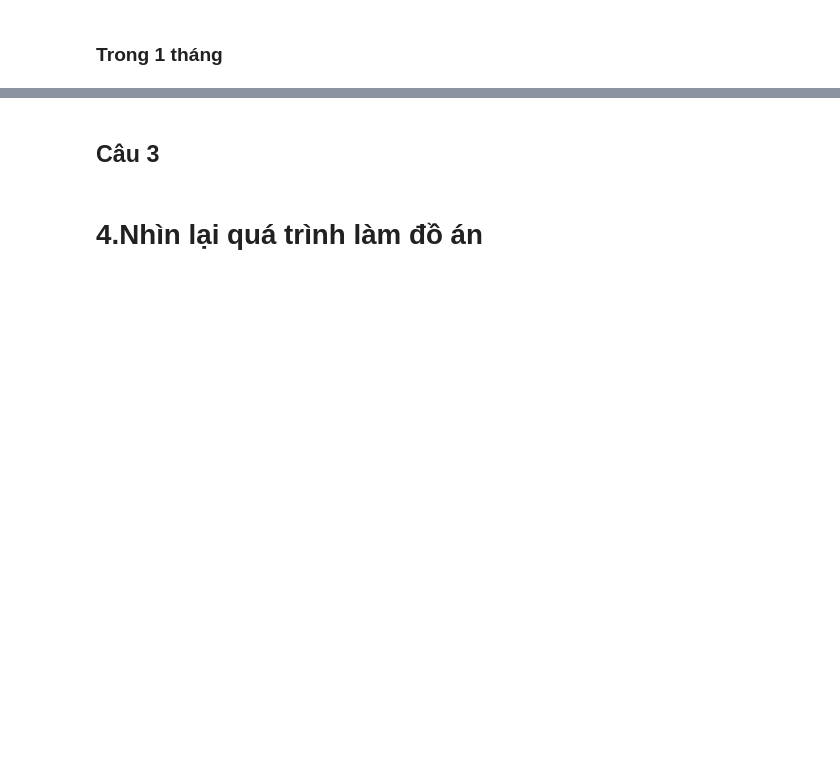
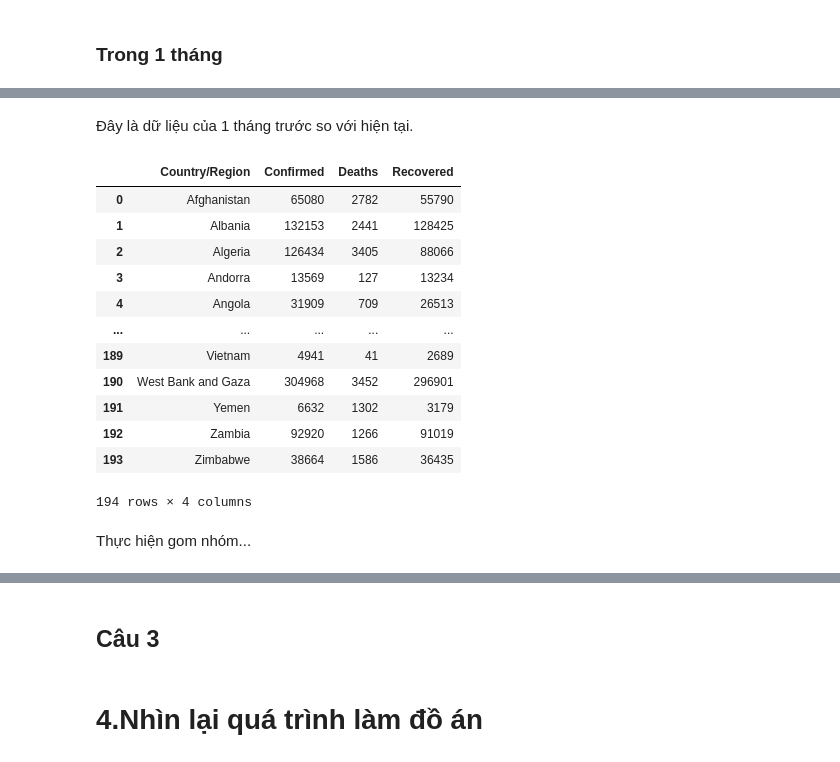
Before and after one commit to LT-cho-KHDL/Final-lab-p4ds, a Jupyter notebook: Final.ipynb, the cells around one changed output, grey strips where cells are left out. Saved outputs shown, nothing was run; the diff lists cells and outputs as text; code cells hidden in the pictures; blank space fills up the shorter version.

```diff
--- a/Final.ipynb
+++ b/Final.ipynb
@@ -290,0 +425,21 @@ infected_num_one_month_df
+# %% [markdown]
+Đây là dữ liệu của 1 tháng trước so với hiện tại.
+# %%
+month_df = month_df.groupby('Country/Region')[['Confirmed', 'Deaths','Recovered']].sum().reset_index()
+month_df
+# %% [output]
+|  | Country/Region | Confirmed | Deaths | Recovered |
+| 0 | Afghanistan | 65080 | 2782 | 55790 |
+| 1 | Albania | 132153 | 2441 | 128425 |
+| 2 | Algeria | 126434 | 3405 | 88066 |
+| 3 | Andorra | 13569 | 127 | 13234 |
+| 4 | Angola | 31909 | 709 | 26513 |
+| ... | ... | ... | ... | ... |
+| 189 | Vietnam | 4941 | 41 | 2689 |
+| 190 | West Bank and Gaza | 304968 | 3452 | 296901 |
+| 191 | Yemen | 6632 | 1302 | 3179 |
+| 192 | Zambia | 92920 | 1266 | 91019 |
+| 193 | Zimbabwe | 38664 | 1586 | 36435 |
+194 rows × 4 columns
+# %% [markdown]
+Thực hiện gom nhóm...
```
Also changed, not shown: parts of 36 cells of this notebook.
